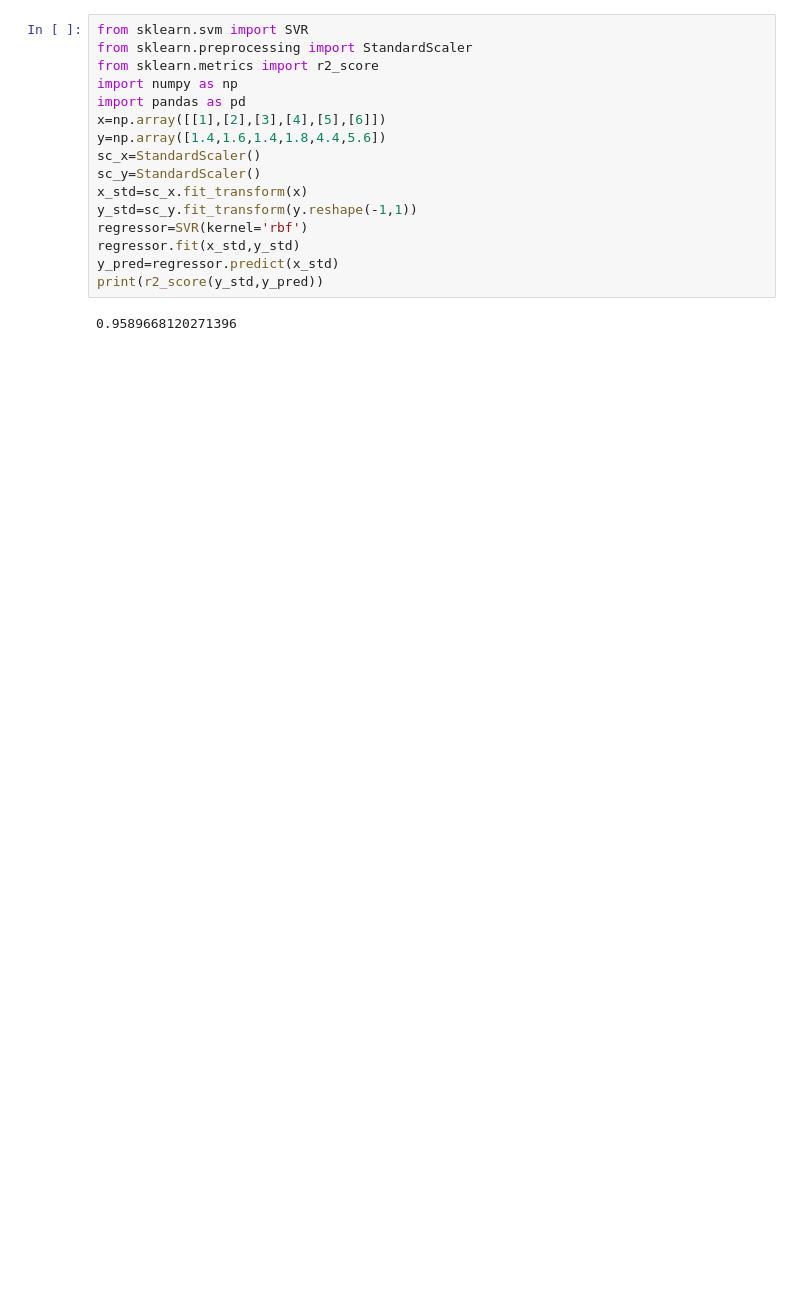
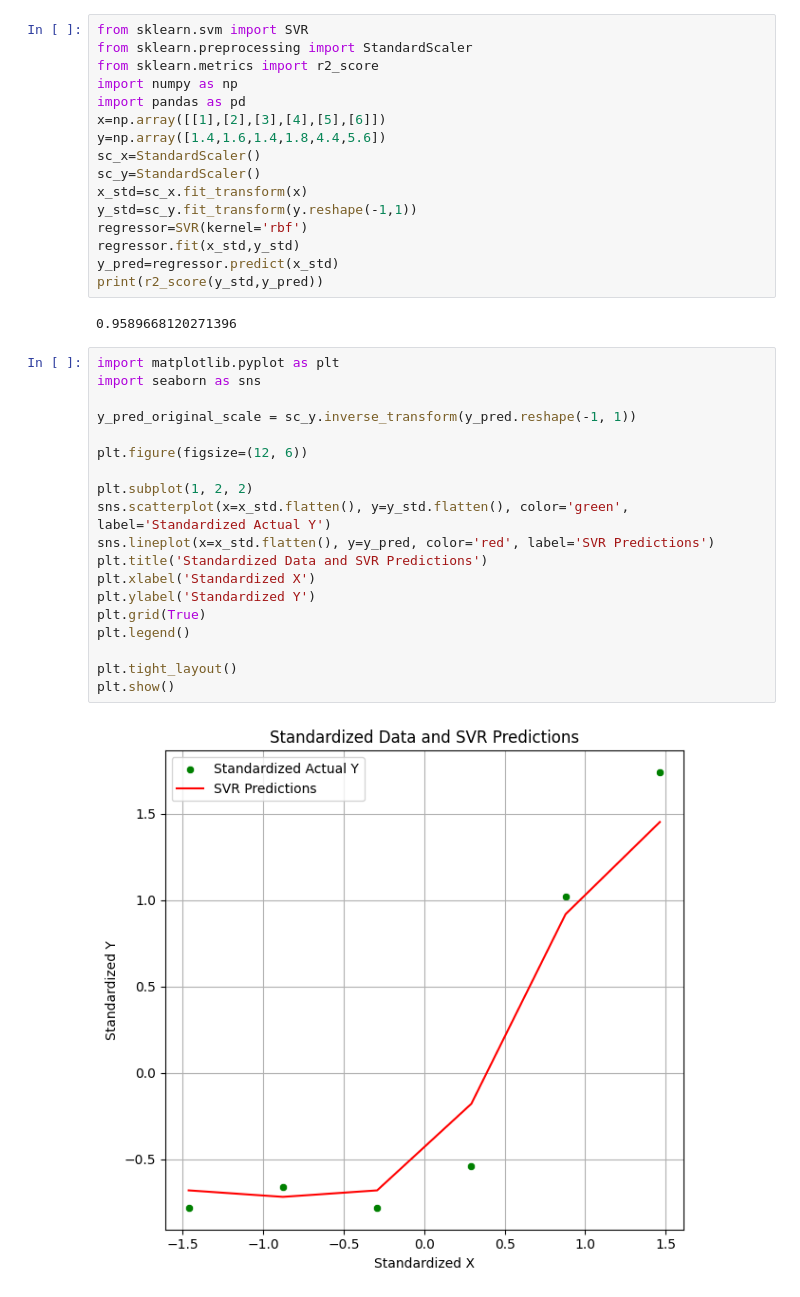
Before and after one commit to Abhishekbelwal/Machine-Learning-basic-algorithms-and-projects, a Jupyter notebook: SupportVectoreRegression.ipynb, the cells around one changed output. Drawn from its saved outputs; the diff is of its cells as text; blank space fills up the shorter version.

```diff
--- a/SupportVectoreRegression.ipynb
+++ b/SupportVectoreRegression.ipynb
@@ -18,3 +48,24 @@ y_pred=regressor.predict(x_std)
 print(r2_score(y_std,y_pred))
 # %% [output]
 0.9589668120271396
+# %%
+import matplotlib.pyplot as plt
+import seaborn as sns
+
+y_pred_original_scale = sc_y.inverse_transform(y_pred.reshape(-1, 1))
+
+plt.figure(figsize=(12, 6))
+
+plt.subplot(1, 2, 2)
+sns.scatterplot(x=x_std.flatten(), y=y_std.flatten(), color='green', label='Standardized Actual Y')
+sns.lineplot(x=x_std.flatten(), y=y_pred, color='red', label='SVR Predictions')
+plt.title('Standardized Data and SVR Predictions')
+plt.xlabel('Standardized X')
+plt.ylabel('Standardized Y')
+plt.grid(True)
+plt.legend()
+
+plt.tight_layout()
+plt.show()
+# %% [output]
+[figure, added]
```
Also changed, not shown: parts of 1 cell of this notebook.
